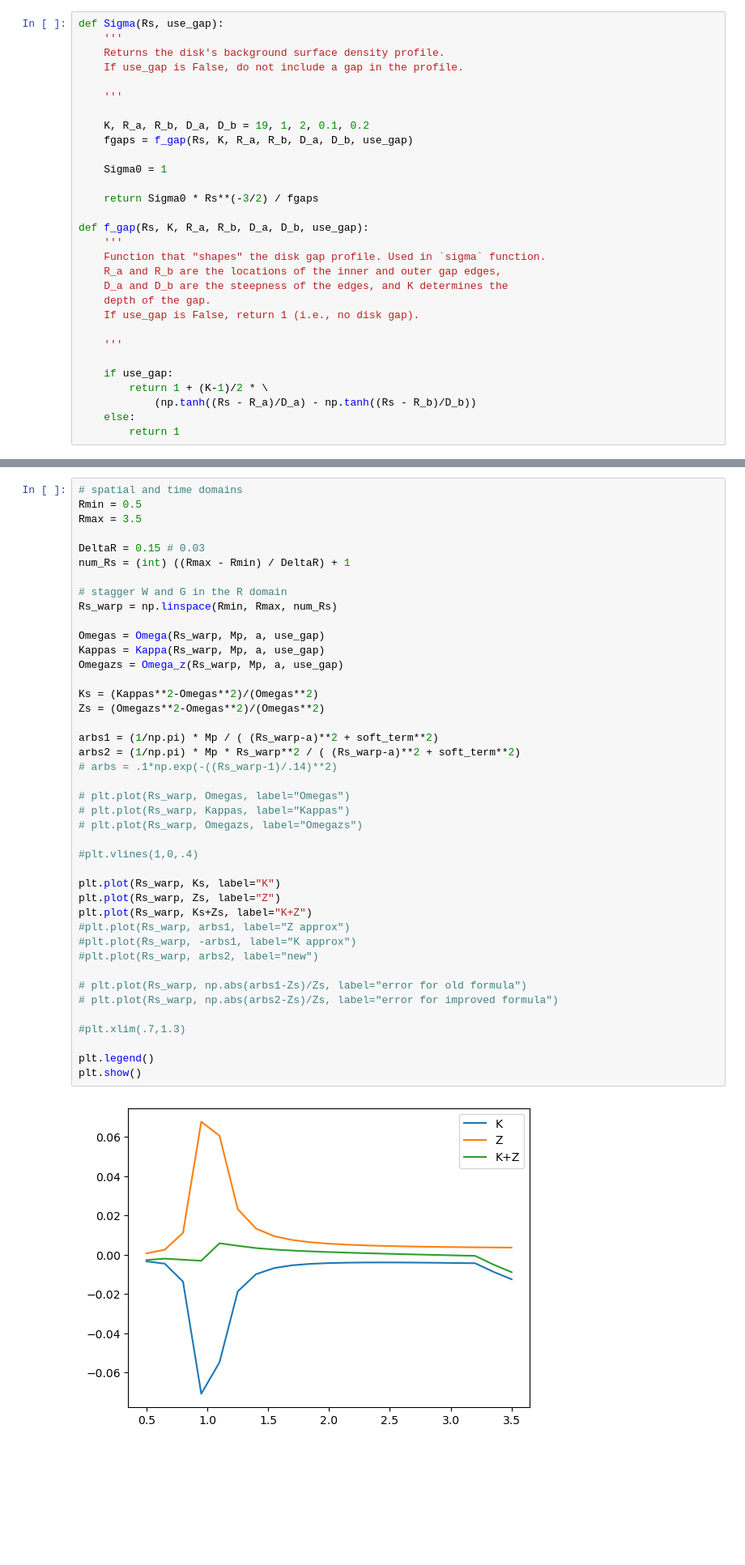
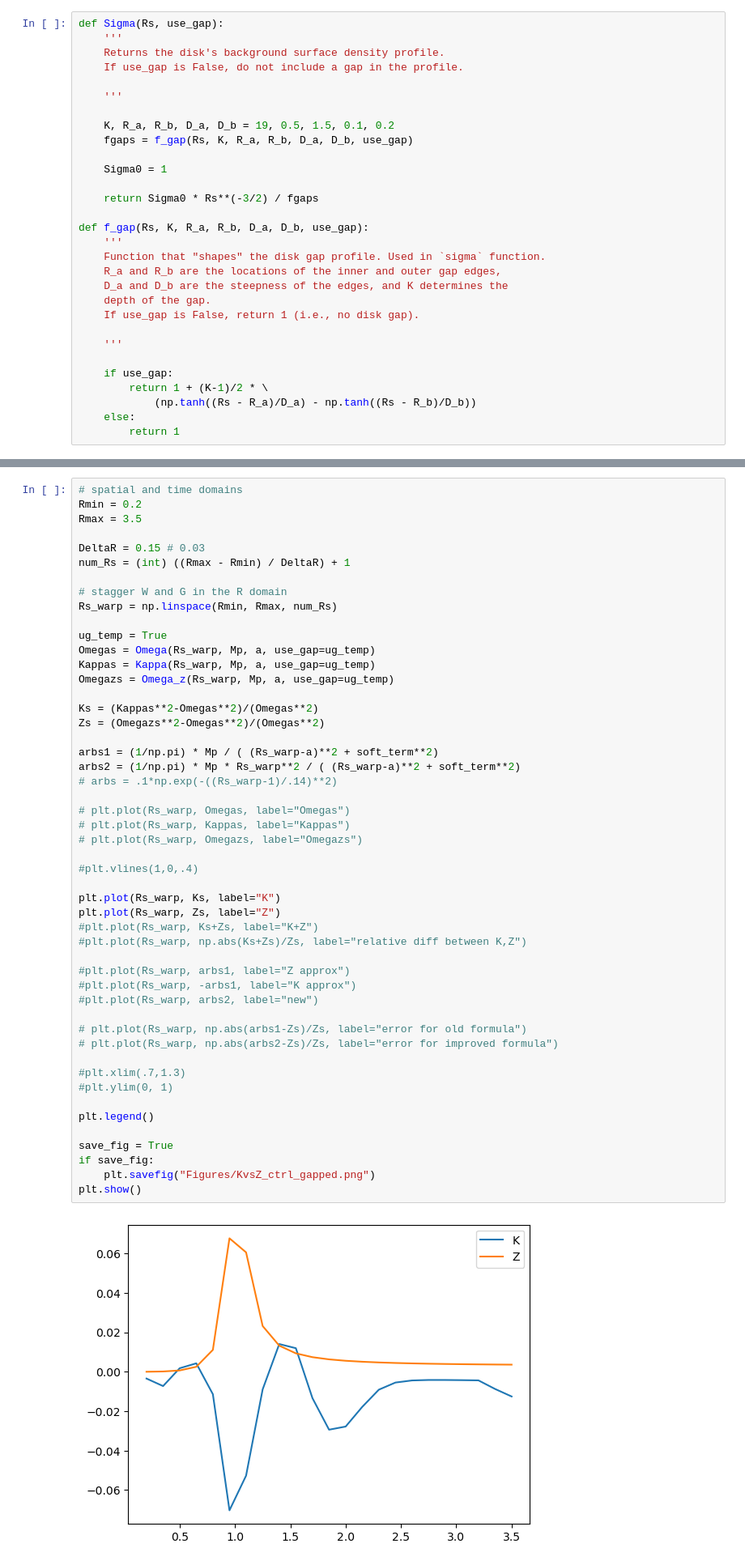
Before and after one commit to Jupiter1994/warped-disks, a Jupyter notebook: reduced-eqs-zhu2019.ipynb, the cells around one changed output, grey strips where cells are left out. Shown at 81% size. Drawn from its saved outputs; the diff is of its cells as text; blank space fills up the shorter version.

```diff
--- a/reduced-eqs-zhu2019.ipynb
+++ b/reduced-eqs-zhu2019.ipynb
@@ -87,7 +87,7 @@ def Sigma(Rs, use_gap):
 
     '''
 
-    K, R_a, R_b, D_a, D_b = 19, 1, 2, 0.1, 0.2
+    K, R_a, R_b, D_a, D_b = 19, 0.5, 1.5, 0.1, 0.2
     fgaps = f_gap(Rs, K, R_a, R_b, D_a, D_b, use_gap)
 
     Sigma0 = 1
@@ -586,7 +589,7 @@ def dG_dt(Rs_torque, Gs, Rs_warp, Ws, Mp, a, use_gap):
 ### aside: approximate analytical formula for $\kappa$ and $\Omega_z$ terms
 # %%
 # spatial and time domains
-Rmin = 0.5
+Rmin = 0.2
 Rmax = 3.5
 
 DeltaR = 0.15 # 0.03
@@ -595,39 +598,47 @@ num_Rs = (int) ((Rmax - Rmin) / DeltaR) + 1
 # stagger W and G in the R domain
 Rs_warp = np.linspace(Rmin, Rmax, num_Rs)
 
-Omegas = Omega(Rs_warp, Mp, a, use_gap)
-Kappas = Kappa(Rs_warp, Mp, a, use_gap)
-Omegazs = Omega_z(Rs_warp, Mp, a, use_gap)
+ug_temp = True
+Omegas = Omega(Rs_warp, Mp, a, use_gap=ug_temp)
+Kappas = Kappa(Rs_warp, Mp, a, use_gap=ug_temp)
+Omegazs = Omega_z(Rs_warp, Mp, a, use_gap=ug_temp)
 
 Ks = (Kappas**2-Omegas**2)/(Omegas**2)
 Zs = (Omegazs**2-Omegas**2)/(Omegas**2)
 
 arbs1 = (1/np.pi) * Mp / ( (Rs_warp-a)**2 + soft_term**2)
 arbs2 = (1/np.pi) * Mp * Rs_warp**2 / ( (Rs_warp-a)**2 + soft_term**2)
 # arbs = .1*np.exp(-((Rs_warp-1)/.14)**2)
 
 # plt.plot(Rs_warp, Omegas, label="Omegas")
 # plt.plot(Rs_warp, Kappas, label="Kappas")
 # plt.plot(Rs_warp, Omegazs, label="Omegazs")
 
 #plt.vlines(1,0,.4)
 
 plt.plot(Rs_warp, Ks, label="K")
 plt.plot(Rs_warp, Zs, label="Z")
-plt.plot(Rs_warp, Ks+Zs, label="K+Z")
+#plt.plot(Rs_warp, Ks+Zs, label="K+Z")
+#plt.plot(Rs_warp, np.abs(Ks+Zs)/Zs, label="relative diff between K,Z")
+
 #plt.plot(Rs_warp, arbs1, label="Z approx")
 #plt.plot(Rs_warp, -arbs1, label="K approx")
 #plt.plot(Rs_warp, arbs2, label="new")
 
 # plt.plot(Rs_warp, np.abs(arbs1-Zs)/Zs, label="error for old formula")
 # plt.plot(Rs_warp, np.abs(arbs2-Zs)/Zs, label="error for improved formula")
 
 #plt.xlim(.7,1.3)
+#plt.ylim(0, 1)
 
 plt.legend()
+
+save_fig = True
+if save_fig:
+    plt.savefig("Figures/KvsZ_ctrl_gapped.png")
 plt.show()
 # %% [output]
-[figure, old version]
+[figure, new version]
 # %% [markdown]
 ### `evolve_WG`
 # %%
```
Also changed, not shown: parts of 1 cell of this notebook.
